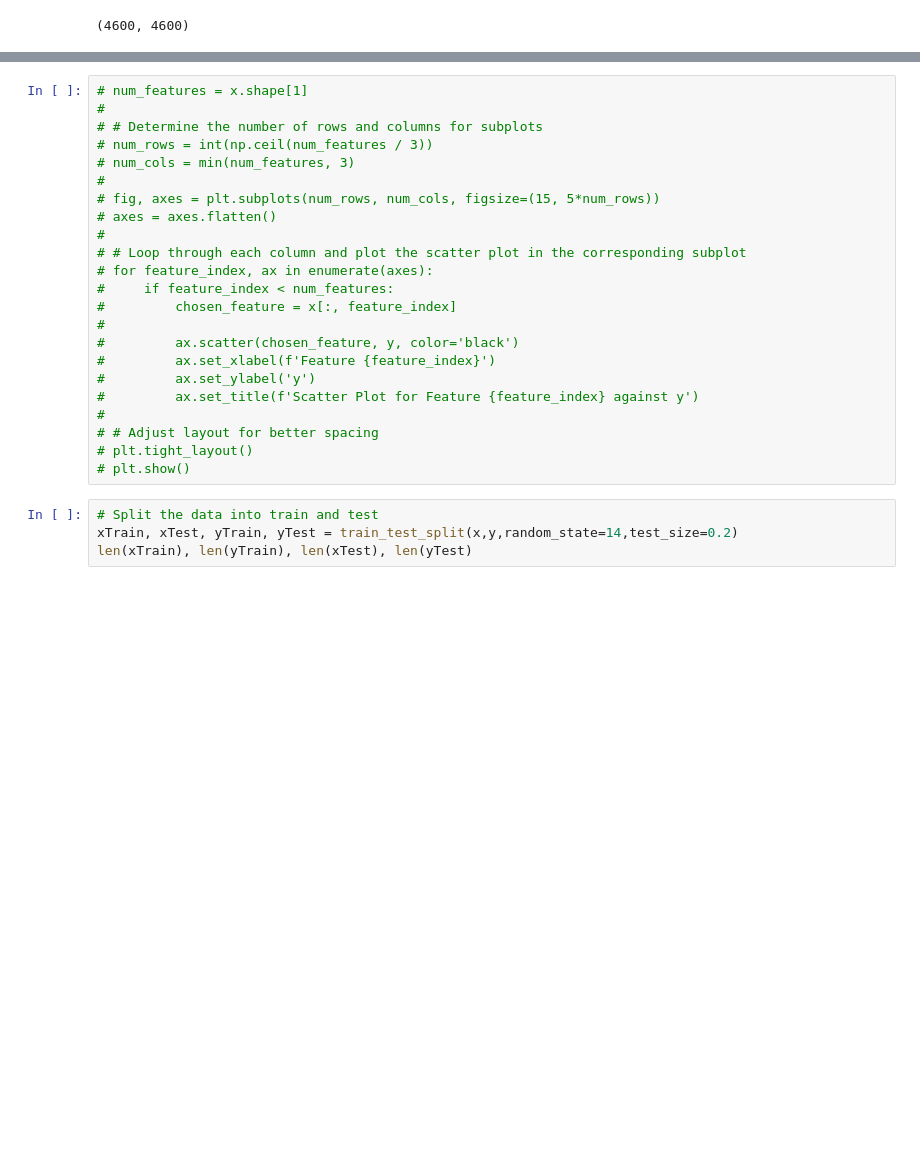
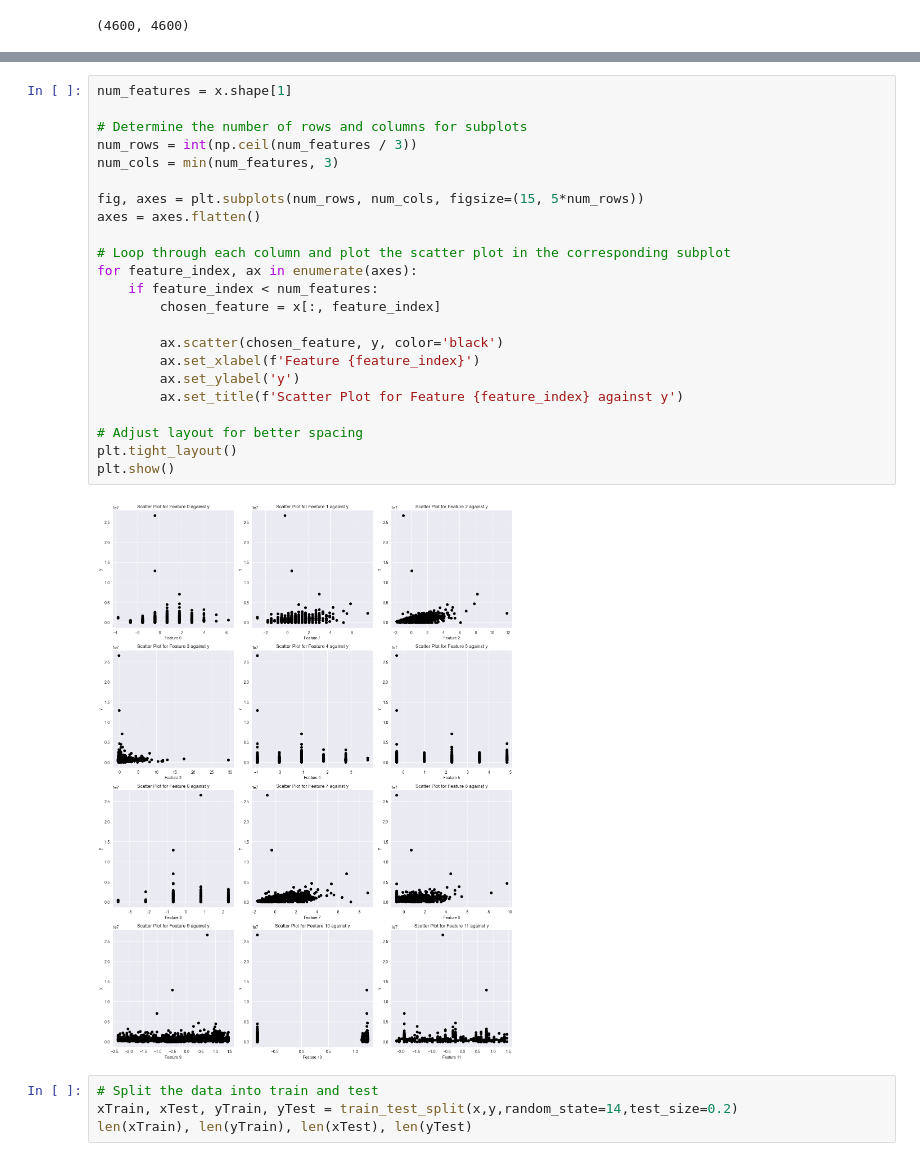
Before and after one commit to mhamzaraheel/mlTask, a Jupyter notebook: Month#1/Week#3/1#Monday/Multi_Linear_Regression.ipynb, the cells around one changed output, grey strips where cells are left out. Saved outputs shown, nothing was run; the diff lists cells and outputs as text; blank space fills up the shorter version.

```diff
--- a/Month#1/Week#3/1#Monday/Multi_Linear_Regression.ipynb
+++ b/Month#1/Week#3/1#Monday/Multi_Linear_Regression.ipynb
@@ -155,26 +168,28 @@ array([[-0.44112227, -0.84320364, -0.82997105, ..., -0.67246372,
 # %%
-# num_features = x.shape[1]
-#
-# # Determine the number of rows and columns for subplots
-# num_rows = int(np.ceil(num_features / 3))
-# num_cols = min(num_features, 3)
-#
-# fig, axes = plt.subplots(num_rows, num_cols, figsize=(15, 5*num_rows))
-# axes = axes.flatten()
-#
-# # Loop through each column and plot the scatter plot in the corresponding subplot
-# for feature_index, ax in enumerate(axes):
-#     if feature_index < num_features:
-#         chosen_feature = x[:, feature_index]
-#
-#         ax.scatter(chosen_feature, y, color='black')
-#         ax.set_xlabel(f'Feature {feature_index}')
-#         ax.set_ylabel('y')
-#         ax.set_title(f'Scatter Plot for Feature {feature_index} against y')
-#
-# # Adjust layout for better spacing
-# plt.tight_layout()
-# plt.show()
+num_features = x.shape[1]
+
+# Determine the number of rows and columns for subplots
+num_rows = int(np.ceil(num_features / 3))
+num_cols = min(num_features, 3)
+
+fig, axes = plt.subplots(num_rows, num_cols, figsize=(15, 5*num_rows))
+axes = axes.flatten()
+
+# Loop through each column and plot the scatter plot in the corresponding subplot
+for feature_index, ax in enumerate(axes):
+    if feature_index < num_features:
+        chosen_feature = x[:, feature_index]
+
+        ax.scatter(chosen_feature, y, color='black')
+        ax.set_xlabel(f'Feature {feature_index}')
+        ax.set_ylabel('y')
+        ax.set_title(f'Scatter Plot for Feature {feature_index} against y')
+
+# Adjust layout for better spacing
+plt.tight_layout()
+plt.show()
+# %% [output]
+[figure, added]
 # %%
 # Split the data into train and test
 xTrain, xTest, yTrain, yTest = train_test_split(x,y,random_state=14,test_size=0.2)
```
Also changed, not shown: parts of 18 cells of this notebook, 5 other files.
